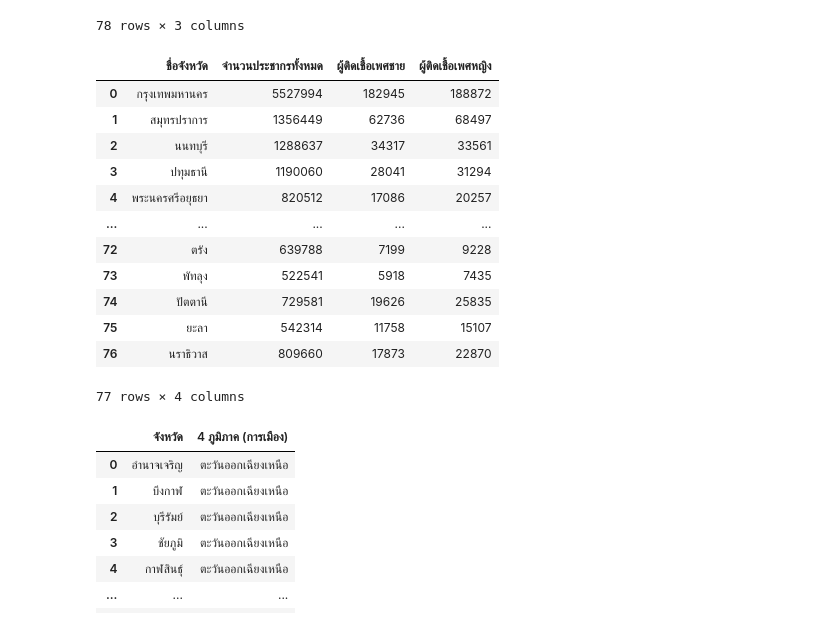
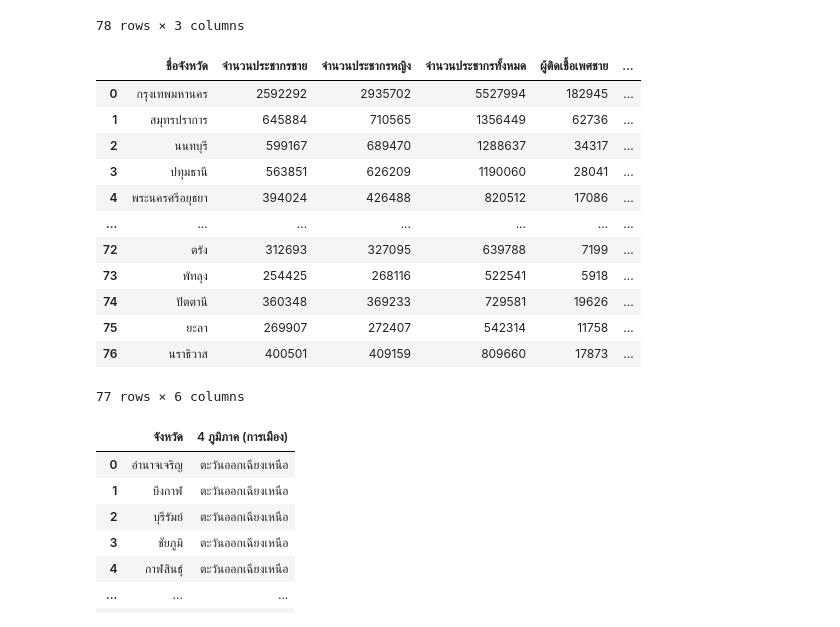
Before and after one commit to SupidchayaTangkidwanich/data_viz_2022, a Jupyter notebook: Data_Viz_Project.ipynb, the cells around one changed output. Saved outputs shown, nothing was run; the diff lists cells and outputs as text; code cells hidden in the pictures.

```diff
--- a/Data_Viz_Project.ipynb
+++ b/Data_Viz_Project.ipynb
@@ -173,6 +158,6 @@ prop2.dtypes
 dtype: object
 # %%
-prop2['จำนวนประชากรทั้งหมด'] = prop2['จำนวนประชากรทั้งหมด'].str.replace(',','')
-prop2['จำนวนประชากรทั้งหมด'] = pd.to_numeric(prop2['จำนวนประชากรทั้งหมด'])
-prop2['จำนวนประชากรทั้งหมด']
+prop['จำนวนประชากรทั้งหมด'] = prop['จำนวนประชากรทั้งหมด'].str.replace(',','')
+prop['จำนวนประชากรทั้งหมด'] = pd.to_numeric(prop['จำนวนประชากรทั้งหมด'])
+prop['จำนวนประชากรทั้งหมด']
 # %% [output]
@@ -215,0 +176,4 @@ prop2
+# %%
+prop['จำนวนประชากรชาย'] = prop['จำนวนประชากรชาย'].str.replace(',','')
+prop['จำนวนประชากรชาย'] = pd.to_numeric(prop['จำนวนประชากรชาย'])
+prop['จำนวนประชากรชาย']
@@ -215,0 +193,4 @@ prop2
+# %%
+prop['จำนวนประชากรหญิง'] = prop['จำนวนประชากรหญิง'].str.replace(',','')
+prop['จำนวนประชากรหญิง'] = pd.to_numeric(prop['จำนวนประชากรหญิง'])
+prop['จำนวนประชากรหญิง']
@@ -859,22 +869,22 @@ data_onset
 | 77 | ไม่ระบุ | 94025 | 83644 |
 78 rows × 3 columns
 # %%
-data_compare = prop2.merge(data_onset,how='left',left_on='ชื่อจังหวัด',right_on='ชื่อจังหวัด')
+data_compare = prop.merge(data_onset,how='left',left_on='ชื่อจังหวัด',right_on='ชื่อจังหวัด')
 data_compare
 # %% [output]
-|  | ชื่อจังหวัด | จำนวนประชากรทั้งหมด | ผู้ติดเชื้อเพศชาย | ผู้ติดเชื้อเพศหญิง |
-| 0 | กรุงเทพมหานคร | 5527994 | 182945 | 188872 |
-| 1 | สมุทรปราการ | 1356449 | 62736 | 68497 |
-| 2 | นนทบุรี | 1288637 | 34317 | 33561 |
-| 3 | ปทุมธานี | 1190060 | 28041 | 31294 |
-| 4 | พระนครศรีอยุธยา | 820512 | 17086 | 20257 |
-| ... | ... | ... | ... | ... |
-| 72 | ตรัง | 639788 | 7199 | 9228 |
-| 73 | พัทลุง | 522541 | 5918 | 7435 |
-| 74 | ปัตตานี | 729581 | 19626 | 25835 |
-| 75 | ยะลา | 542314 | 11758 | 15107 |
-| 76 | นราธิวาส | 809660 | 17873 | 22870 |
+|  | ชื่อจังหวัด | จำนวนประชากรชาย | จำนวนประชากรหญิง | จำนวนประชากรทั้งหมด | ผู้ติดเชื้อเพศชาย | ... |
+| 0 | กรุงเทพมหานคร | 2592292 | 2935702 | 5527994 | 182945 | ... |
+| 1 | สมุทรปราการ | 645884 | 710565 | 1356449 | 62736 | ... |
+| 2 | นนทบุรี | 599167 | 689470 | 1288637 | 34317 | ... |
+| 3 | ปทุมธานี | 563851 | 626209 | 1190060 | 28041 | ... |
+| 4 | พระนครศรีอยุธยา | 394024 | 426488 | 820512 | 17086 | ... |
+| ... | ... | ... | ... | ... | ... | ... |
+| 72 | ตรัง | 312693 | 327095 | 639788 | 7199 | ... |
+| 73 | พัทลุง | 254425 | 268116 | 522541 | 5918 | ... |
+| 74 | ปัตตานี | 360348 | 369233 | 729581 | 19626 | ... |
+| 75 | ยะลา | 269907 | 272407 | 542314 | 11758 | ... |
+| 76 | นราธิวาส | 400501 | 409159 | 809660 | 17873 | ... |
-77 rows × 4 columns
+77 rows × 6 columns
 # %%
 data_re = dt_re[['จังหวัด','4 ภูมิภาค (การเมือง)']]
 data_re
```
Also changed, not shown: parts of 11 cells of this notebook.
